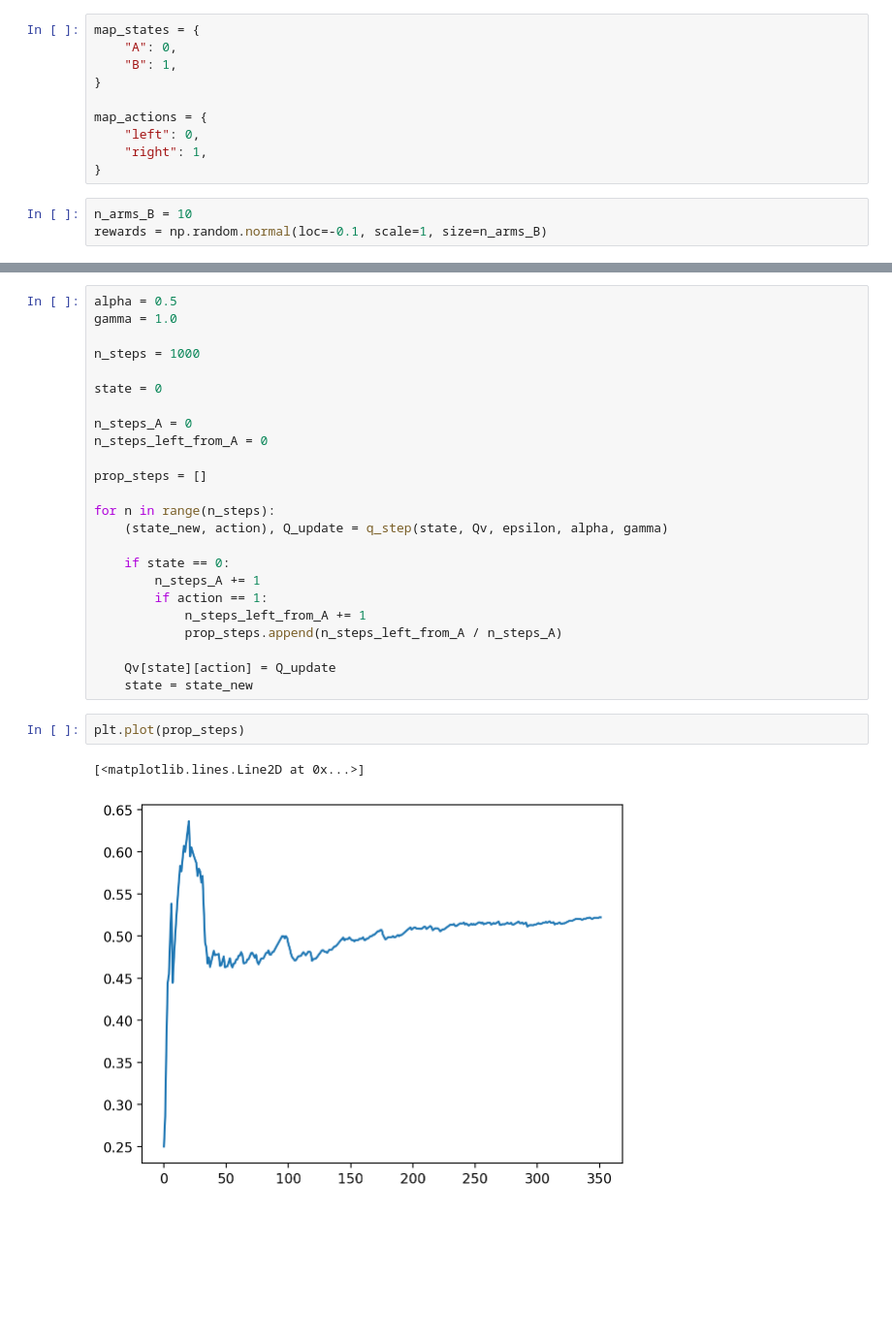
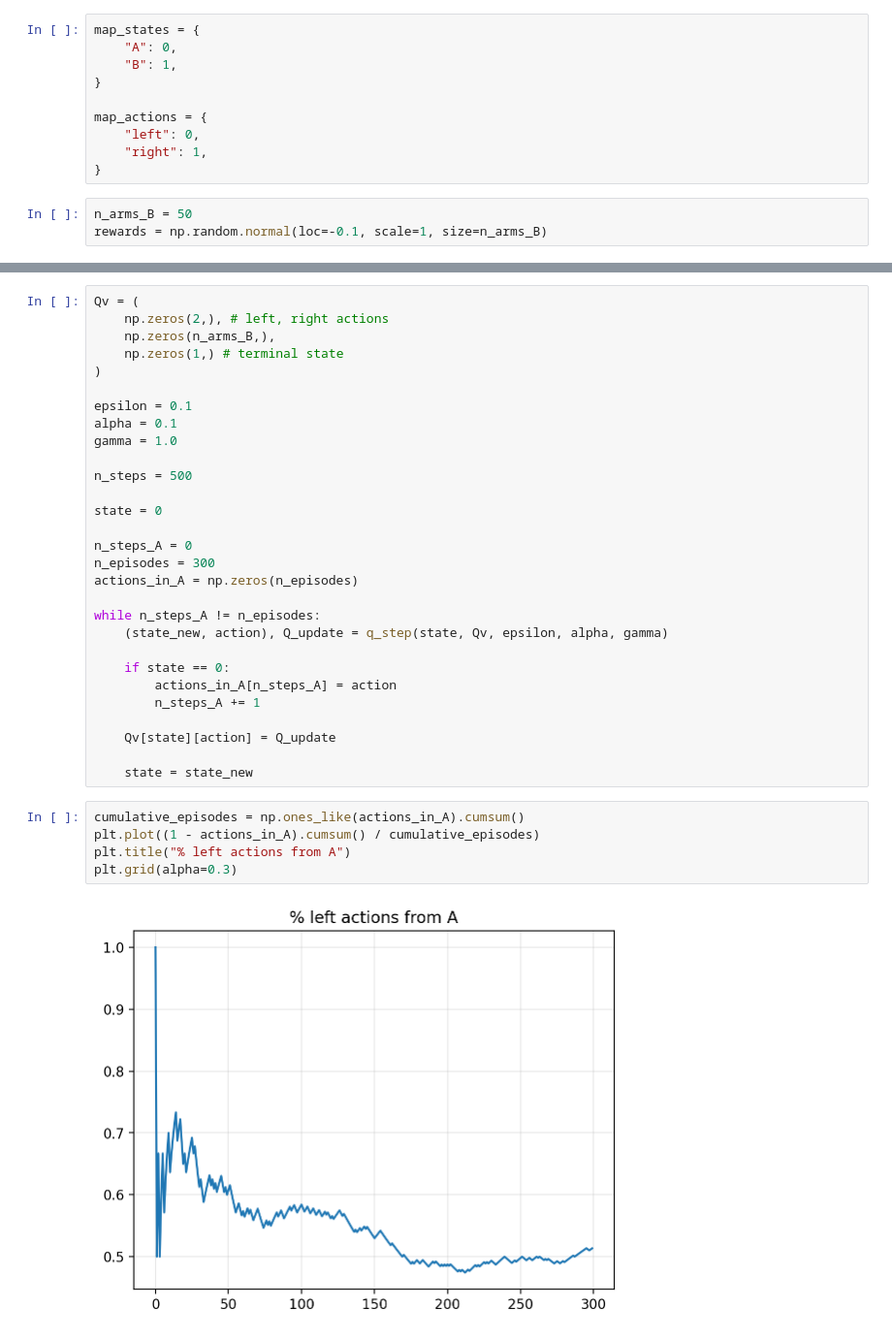
Before and after one commit to gerdm/reinforcement-learning, a Jupyter notebook: ch06/double-q-example.ipynb, the cells around one changed output, grey strips where cells are left out. Shown at 97% size. Drawn from its saved outputs; the diff is of its cells as text; blank space fills up the shorter version.

```diff
--- a/ch06/double-q-example.ipynb
+++ b/ch06/double-q-example.ipynb
@@ -19,7 +19,7 @@ map_actions = {
     "right": 1,
 }
 # %%
-n_arms_B = 10
+n_arms_B = 50
 rewards = np.random.normal(loc=-0.1, scale=1, size=n_arms_B)
 # %%
 @njit
@@ -57,29 +52,36 @@ agents.choose_action(state, Qv, epsilon)
-# %%
-alpha = 0.5
-gamma = 1.0
-
-n_steps = 1000
-
-state = 0
-
-n_steps_A = 0
-n_steps_left_from_A = 0
-
-prop_steps = []
-
-for n in range(n_steps):
-    (state_new, action), Q_update = q_step(state, Qv, epsilon, alpha, gamma)
-
-    if state == 0:
-        n_steps_A += 1
-        if action == 1:
-            n_steps_left_from_A += 1
-            prop_steps.append(n_steps_left_from_A / n_steps_A)
-
-    Qv[state][action] = Q_update
-    state = state_new
-# %%
-plt.plot(prop_steps)
-# %% [output]
-[<matplotlib.lines.Line2D at 0x...>]
-[figure, removed]
+# %%
+Qv = (
+    np.zeros(2,), # left, right actions
+    np.zeros(n_arms_B,),
+    np.zeros(1,) # terminal state
+)
+
+epsilon = 0.1
+alpha = 0.1
+gamma = 1.0
+
+n_steps = 500
+
+state = 0
+
+n_steps_A = 0
+n_episodes = 300
+actions_in_A = np.zeros(n_episodes)
+
+while n_steps_A != n_episodes:
+    (state_new, action), Q_update = q_step(state, Qv, epsilon, alpha, gamma)
+
+    if state == 0:
+        actions_in_A[n_steps_A] = action
+        n_steps_A += 1
+
+    Qv[state][action] = Q_update
+
+    state = state_new
+# %%
+cumulative_episodes = np.ones_like(actions_in_A).cumsum()
+plt.plot((1 - actions_in_A).cumsum() / cumulative_episodes)
+plt.title("% left actions from A")
+plt.grid(alpha=0.3)
+# %% [output]
+[figure, added]
```
Also changed, not shown: parts of 2 cells of this notebook.
